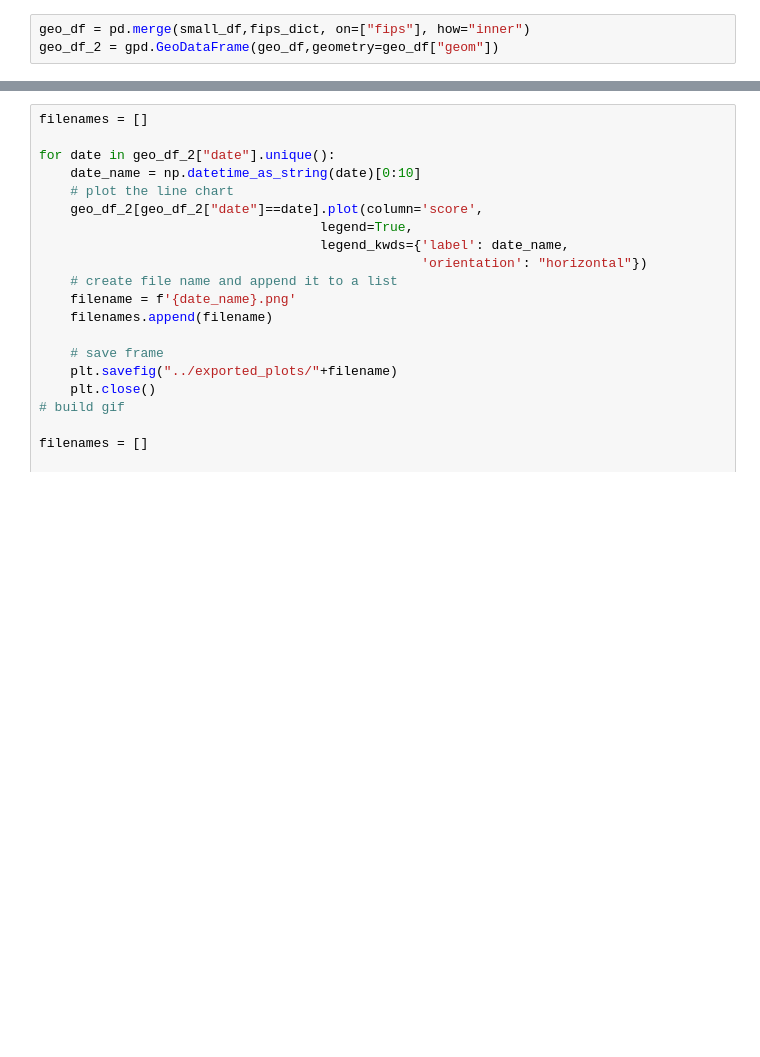
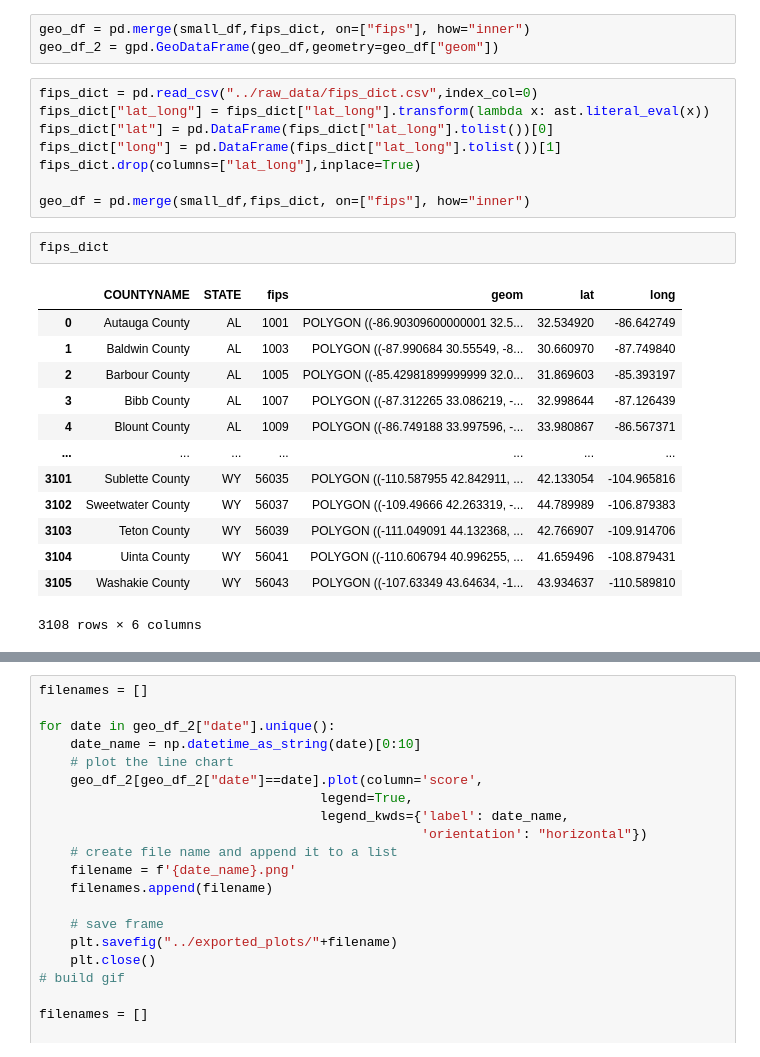
Before and after one commit to realGhostFoxx/droughts_modelling, a Jupyter notebook: notebooks/data_exploration_jackhooper.ipynb, the cells around one changed output, grey strips where cells are left out. Drawn from its saved outputs; the diff is of its cells as text; blank space fills up the shorter version.

```diff
--- a/notebooks/data_exploration_jackhooper.ipynb
+++ b/notebooks/data_exploration_jackhooper.ipynb
@@ -30,3 +30,27 @@ small_df = raw_train_data[raw_train_data["date"] >= '2015-01-01']
 # %%
 geo_df = pd.merge(small_df,fips_dict, on=["fips"], how="inner")
 geo_df_2 = gpd.GeoDataFrame(geo_df,geometry=geo_df["geom"])
+# %%
+fips_dict = pd.read_csv("../raw_data/fips_dict.csv",index_col=0)
+fips_dict["lat_long"] = fips_dict["lat_long"].transform(lambda x: ast.literal_eval(x))
+fips_dict["lat"] = pd.DataFrame(fips_dict["lat_long"].tolist())[0]
+fips_dict["long"] = pd.DataFrame(fips_dict["lat_long"].tolist())[1]
+fips_dict.drop(columns=["lat_long"],inplace=True)
+
+geo_df = pd.merge(small_df,fips_dict, on=["fips"], how="inner")
+# %%
+fips_dict
+# %% [output]
+|  | COUNTYNAME | STATE | fips | geom | lat | long |
+| 0 | Autauga County | AL | 1001 | POLYGON ((-86.90309600000001 32.5... | 32.534920 | -86.642749 |
+| 1 | Baldwin County | AL | 1003 | POLYGON ((-87.990684 30.55549, -8... | 30.660970 | -87.749840 |
+| 2 | Barbour County | AL | 1005 | POLYGON ((-85.42981899999999 32.0... | 31.869603 | -85.393197 |
+| 3 | Bibb County | AL | 1007 | POLYGON ((-87.312265 33.086219, -... | 32.998644 | -87.126439 |
+| 4 | Blount County | AL | 1009 | POLYGON ((-86.749188 33.997596, -... | 33.980867 | -86.567371 |
+| ... | ... | ... | ... | ... | ... | ... |
+| 3101 | Sublette County | WY | 56035 | POLYGON ((-110.587955 42.842911, ... | 42.133054 | -104.965816 |
+| 3102 | Sweetwater County | WY | 56037 | POLYGON ((-109.49666 42.263319, -... | 44.789989 | -106.879383 |
+| 3103 | Teton County | WY | 56039 | POLYGON ((-111.049091 44.132368, ... | 42.766907 | -109.914706 |
+| 3104 | Uinta County | WY | 56041 | POLYGON ((-110.606794 40.996255, ... | 41.659496 | -108.879431 |
+| 3105 | Washakie County | WY | 56043 | POLYGON ((-107.63349 43.64634, -1... | 43.934637 | -110.589810 |
+3108 rows × 6 columns
```
Also changed, not shown: parts of 1 cell of this notebook, 1 other file.
